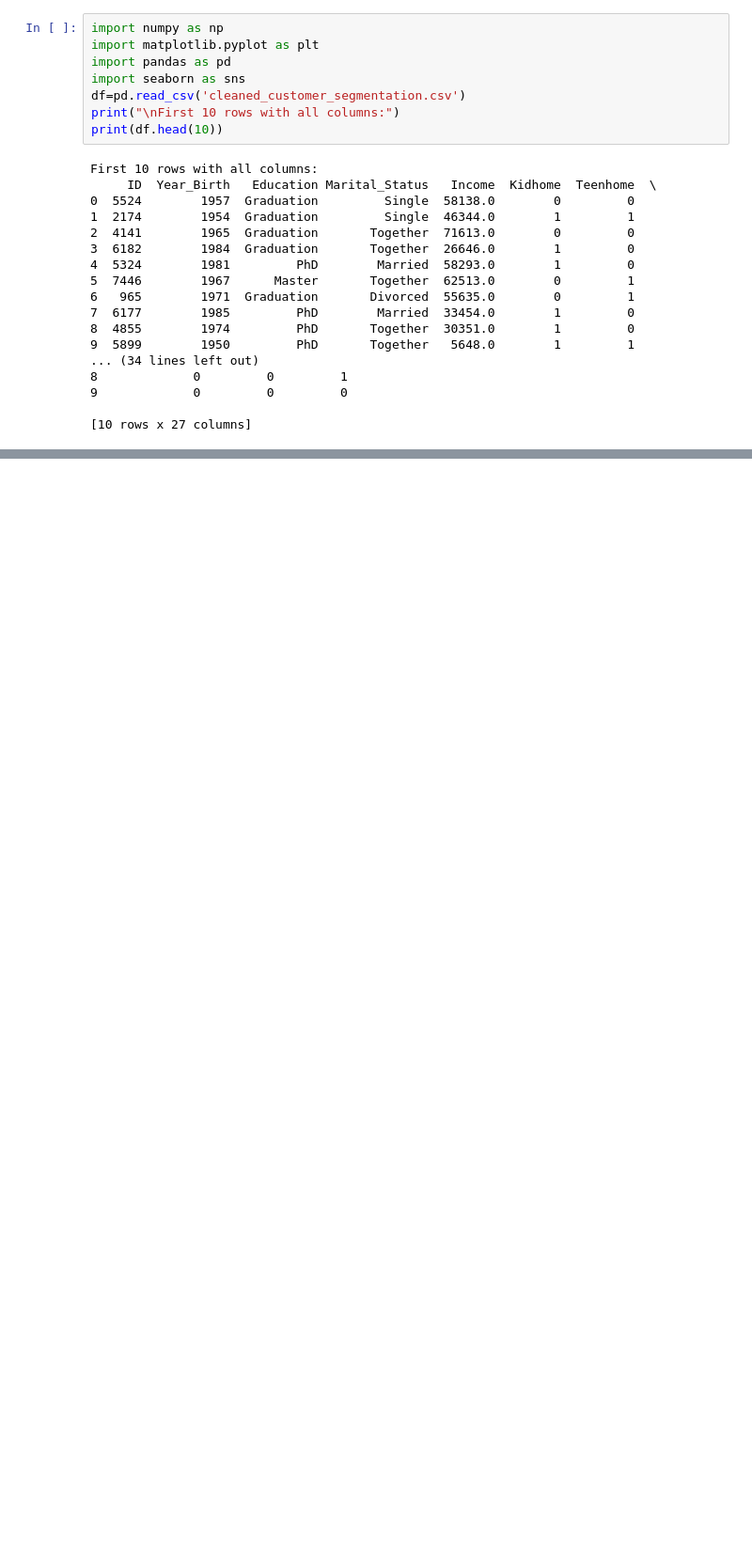
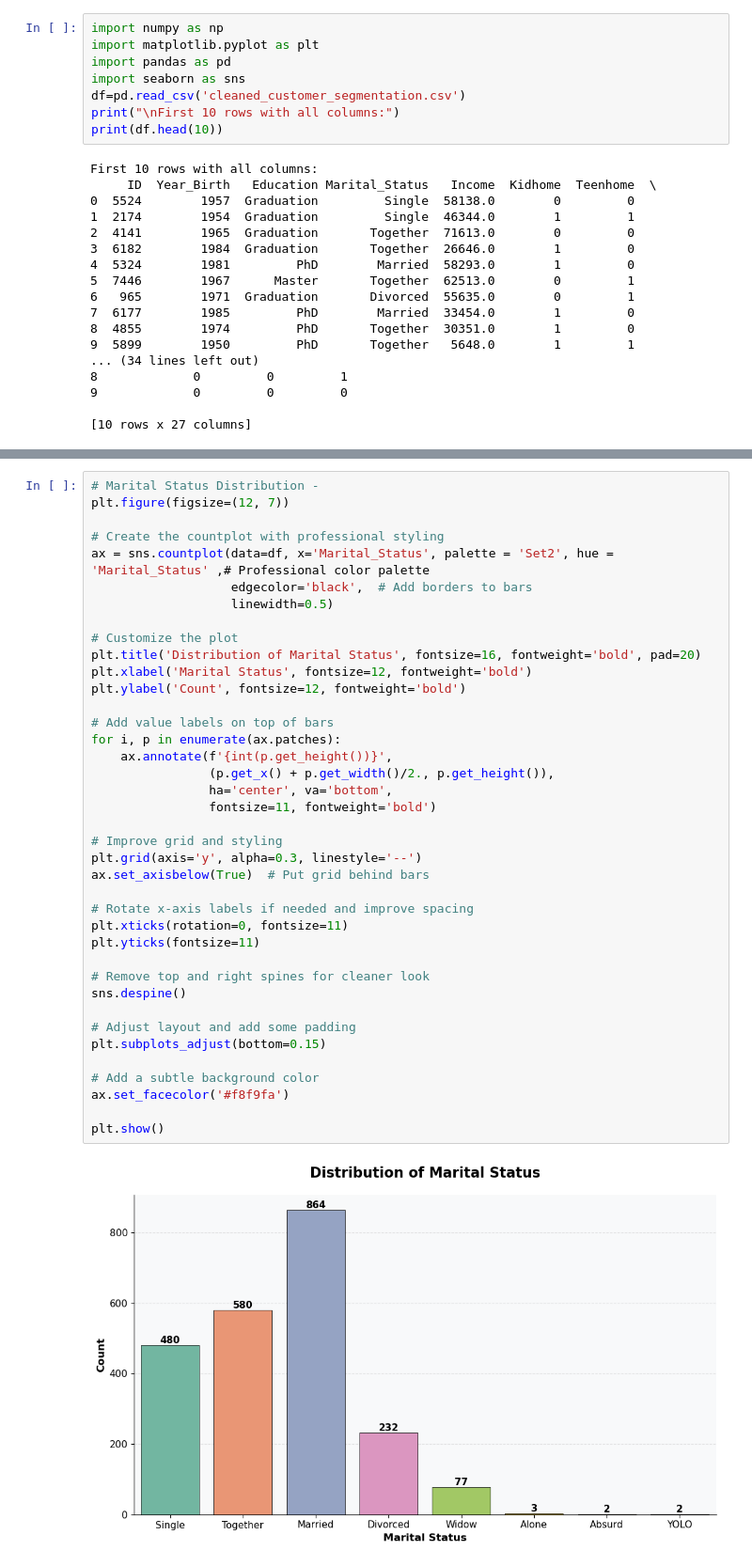
Before and after one commit to martinaainembabazi/GROUP-D-DATA-SCIENCE-PROJECT-ON-CUSTOMER-SEGMENTATION, a Jupyter notebook: visualisation.ipynb, the cells around one changed output, grey strips where cells are left out. Shown at 94% size. Cells and saved outputs as stored; diff of their text form; blank space fills up the shorter version.

```diff
--- a/visualisation.ipynb
+++ b/visualisation.ipynb
@@ -26,0 +50,41 @@ First 10 rows with all columns:
+# %%
+# Marital Status Distribution -
+plt.figure(figsize=(12, 7))
+
+# Create the countplot with professional styling
+ax = sns.countplot(data=df, x='Marital_Status', palette = 'Set2', hue = 'Marital_Status' ,# Professional color palette
+                   edgecolor='black',  # Add borders to bars
+                   linewidth=0.5)
+
+# Customize the plot
+plt.title('Distribution of Marital Status', fontsize=16, fontweight='bold', pad=20)
+plt.xlabel('Marital Status', fontsize=12, fontweight='bold')
+plt.ylabel('Count', fontsize=12, fontweight='bold')
+
+# Add value labels on top of bars
+for i, p in enumerate(ax.patches):
+    ax.annotate(f'{int(p.get_height())}',
+                (p.get_x() + p.get_width()/2., p.get_height()),
+                ha='center', va='bottom',
+                fontsize=11, fontweight='bold')
+
+# Improve grid and styling
+plt.grid(axis='y', alpha=0.3, linestyle='--')
+ax.set_axisbelow(True)  # Put grid behind bars
+
+# Rotate x-axis labels if needed and improve spacing
+plt.xticks(rotation=0, fontsize=11)
+plt.yticks(fontsize=11)
+
+# Remove top and right spines for cleaner look
+sns.despine()
+
+# Adjust layout and add some padding
+plt.subplots_adjust(bottom=0.15)
+
+# Add a subtle background color
+ax.set_facecolor('#f8f9fa')
+
+plt.show()
+# %% [output]
+[figure, added]
```
Also changed, not shown: parts of 12 cells of this notebook, 4 other files.
